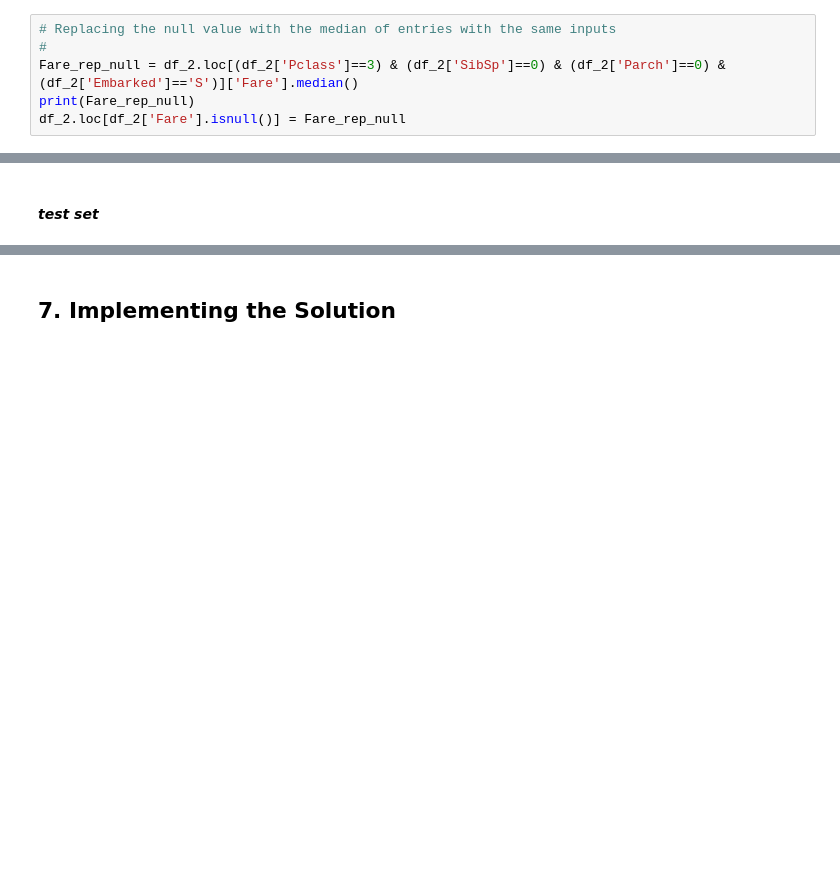
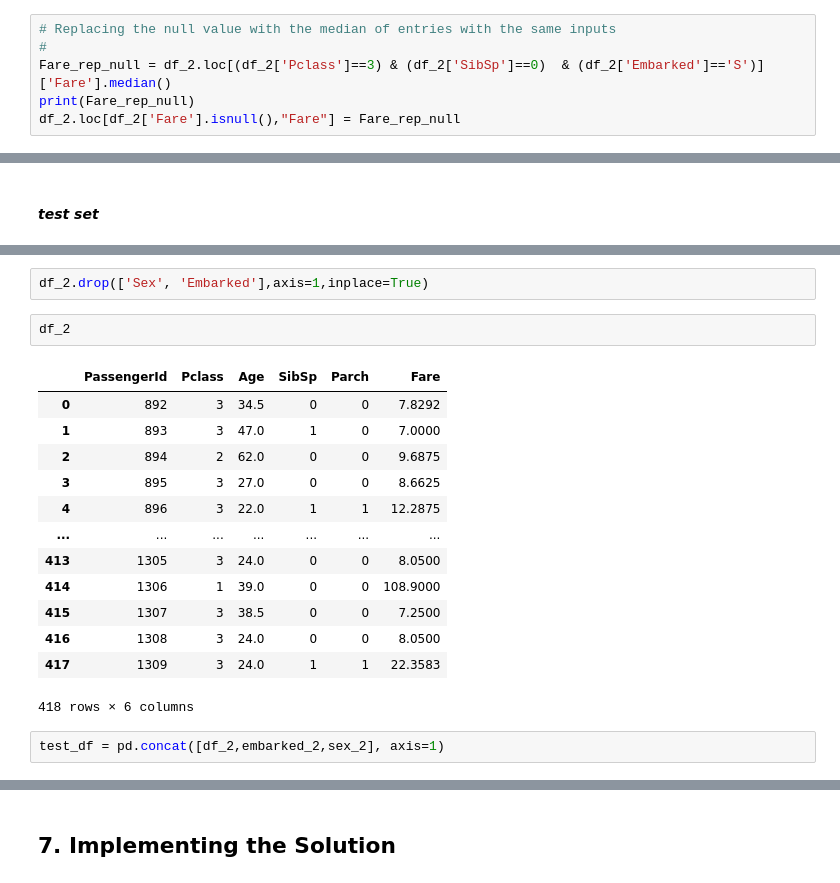
Before and after one commit to mburu-mwangi/titanic-dataset, a Jupyter notebook: Moringa_Data_Science_Core_W9_Independent_Project_2021_10_Alfonce_Mwangi_Python_KNN_Notebook.ipynb, the cells around one changed output, grey strips where cells are left out. Drawn from its saved outputs; the diff is of its cells as text; blank space fills up the shorter version.

```diff
--- a/Moringa_Data_Science_Core_W9_Independent_Project_2021_10_Alfonce_Mwangi_Python_KNN_Notebook.ipynb
+++ b/Moringa_Data_Science_Core_W9_Independent_Project_2021_10_Alfonce_Mwangi_Python_KNN_Notebook.ipynb
@@ -396,9 +416,9 @@ df_2.loc[df_2['Fare'].isnull()]
 # %%
 # Replacing the null value with the median of entries with the same inputs
 #
-Fare_rep_null = df_2.loc[(df_2['Pclass']==3) & (df_2['SibSp']==0) & (df_2['Parch']==0) & (df_2['Embarked']=='S')]['Fare'].median()
+Fare_rep_null = df_2.loc[(df_2['Pclass']==3) & (df_2['SibSp']==0)  & (df_2['Embarked']=='S')]['Fare'].median()
 print(Fare_rep_null)
-df_2.loc[df_2['Fare'].isnull()] = Fare_rep_null
+df_2.loc[df_2['Fare'].isnull(),"Fare"] = Fare_rep_null
 # %% [output]
 7.8958
 # %%
@@ -502,0 +595,20 @@ print(categorical_data)
+# %%
+df_2.drop(['Sex', 'Embarked'],axis=1,inplace=True)
+# %%
+df_2
+# %% [output]
+|  | PassengerId | Pclass | Age | SibSp | Parch | Fare |
+| 0 | 892 | 3 | 34.5 | 0 | 0 | 7.8292 |
+| 1 | 893 | 3 | 47.0 | 1 | 0 | 7.0000 |
+| 2 | 894 | 2 | 62.0 | 0 | 0 | 9.6875 |
+| 3 | 895 | 3 | 27.0 | 0 | 0 | 8.6625 |
+| 4 | 896 | 3 | 22.0 | 1 | 1 | 12.2875 |
+| ... | ... | ... | ... | ... | ... | ... |
+| 413 | 1305 | 3 | 24.0 | 0 | 0 | 8.0500 |
+| 414 | 1306 | 1 | 39.0 | 0 | 0 | 108.9000 |
+| 415 | 1307 | 3 | 38.5 | 0 | 0 | 7.2500 |
+| 416 | 1308 | 3 | 24.0 | 0 | 0 | 8.0500 |
+| 417 | 1309 | 3 | 24.0 | 1 | 1 | 22.3583 |
+418 rows × 6 columns
+# %%
+test_df = pd.concat([df_2,embarked_2,sex_2], axis=1)
```
Also changed, not shown: parts of 35 cells of this notebook.
